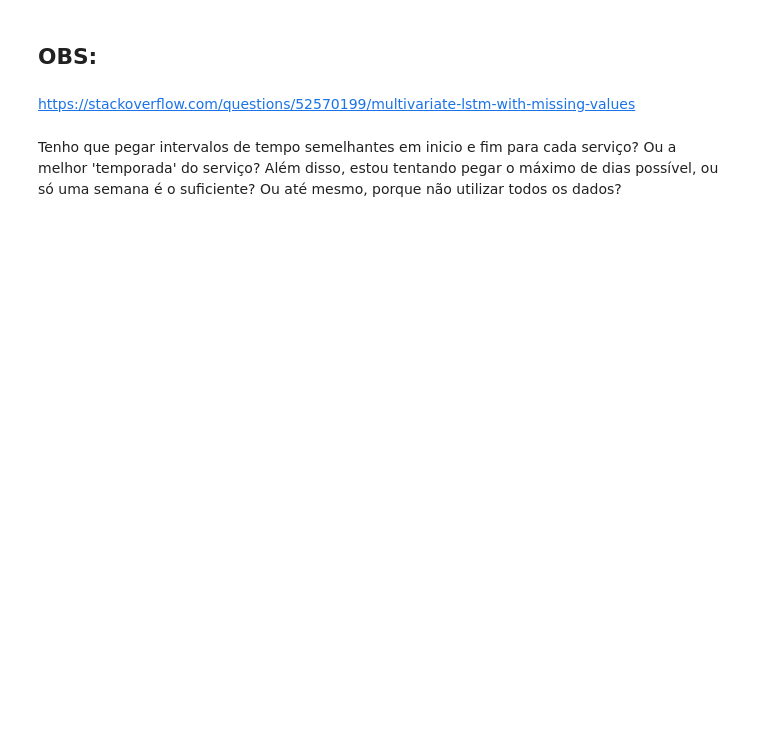
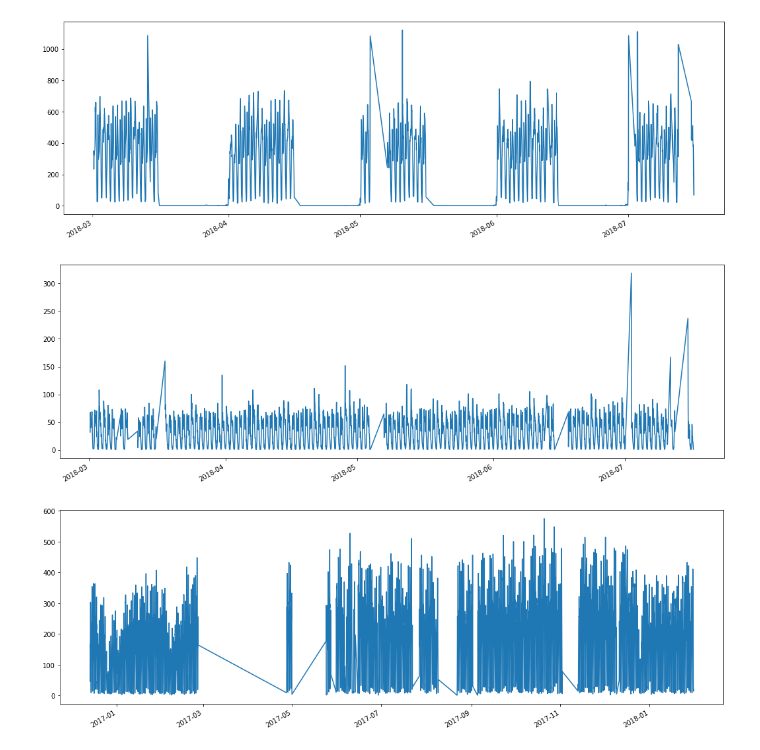
Before and after one commit to netlabufjf/timeseries-forecast, a Jupyter notebook: findBestTimeInterval.ipynb, the cells around one changed output. Saved outputs shown, nothing was run; the diff lists cells and outputs as text; code cells hidden in the pictures; blank space fills up the shorter version.

```diff
--- a/findBestTimeInterval.ipynb
+++ b/findBestTimeInterval.ipynb
@@ -340,7 +0,0 @@ The best sequence for a maximum of 3 dataless days inbetween is: ['Start Date: 0
-# %% [markdown]
-## OBS:
-# %% [markdown]
-https://stackoverflow.com/questions/52570199/multivariate-lstm-with-missing-values
-# %% [markdown]
-Tenho que pegar intervalos de tempo semelhantes em inicio e fim para cada serviço? Ou a melhor 'temporada' do serviço?
-Além disso, estou tentando pegar o máximo de dias possível, ou só uma semana é o suficiente? Ou até mesmo, porque não utilizar todos os dados?
@@ -346,0 +15,24 @@ Além disso, estou tentando pegar o máximo de dias possível, ou só uma semana
+# %%
+evo_data = pd.read_csv(r'data/demand_datasets/evo_demand.csv', index_col=0)
+modo_data = pd.read_csv(r'data/demand_datasets/modo_demand.csv', index_col=0)
+c2g_data = pd.read_csv(r'data/demand_datasets/c2g_demand.csv', index_col=0)
+
+
+evo_data.index = pd.to_datetime(evo_data.index)
+modo_data.index = pd.to_datetime(modo_data.index)
+c2g_data.index = pd.to_datetime(c2g_data.index)
+
+evo_data = evo_data.travels
+modo_data = modo_data.travels
+c2g_data = c2g_data.travels
+# %%
+evo_data.plot()
+plt.show()
+modo_data.plot()
+plt.show()
+c2g_data.plot()
+plt.show()
+# %% [output]
+[figure, added]
+[figure, added]
+[figure, added]
```
Also changed, not shown: parts of 55 cells of this notebook, 7 other files.
